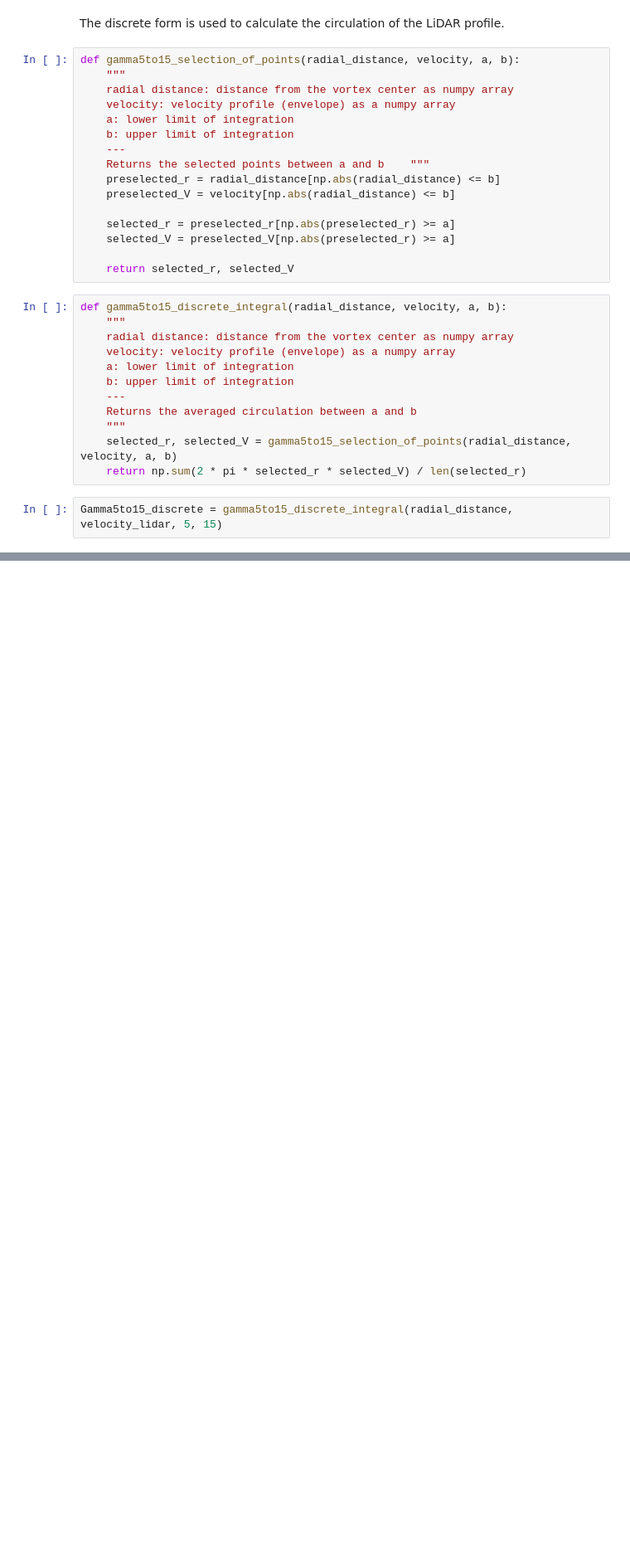
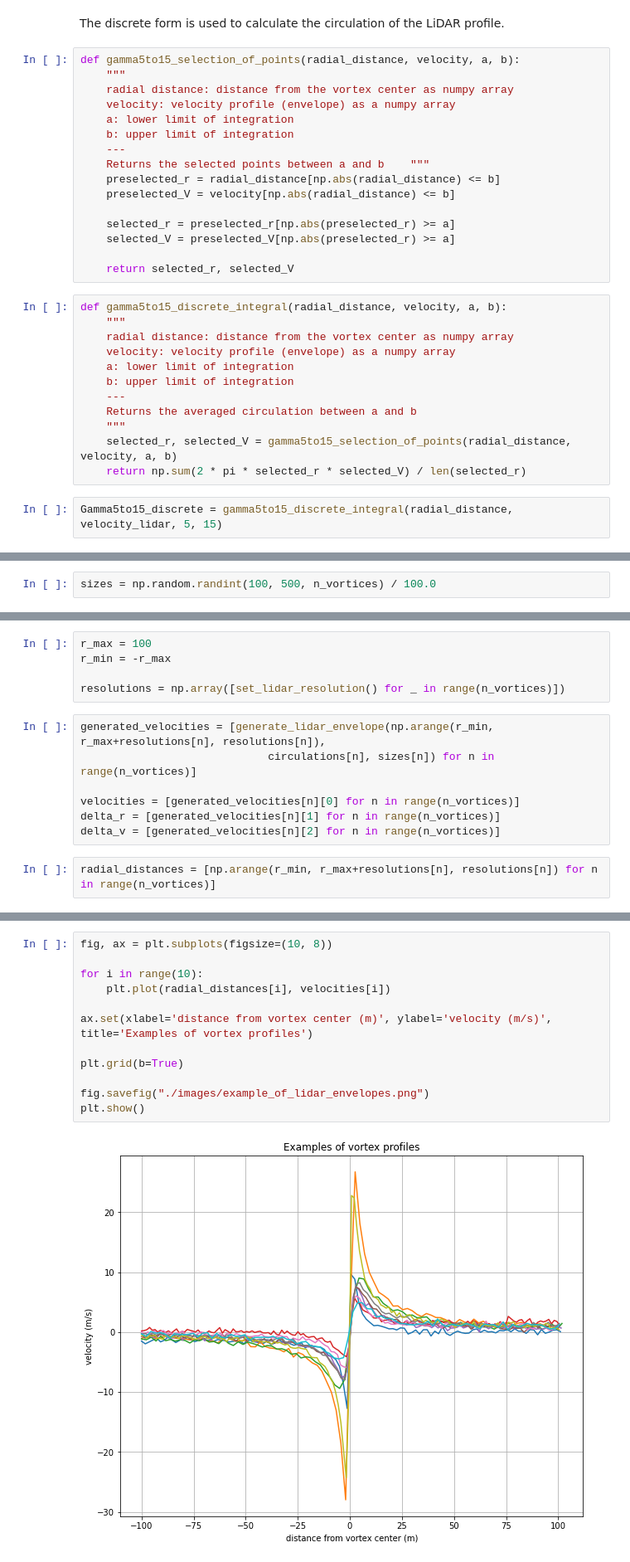
Before and after one commit to YanRob/Wake-Vortex, a Jupyter notebook: Analysis of Single Aircraft Wake Vortices.ipynb, the cells around one changed output, grey strips where cells are left out. Shown at 83% size. Drawn from its saved outputs; the diff is of its cells as text; blank space fills up the shorter version.

Commit message:
Generation of n vortices

```diff
--- a/Analysis of Single Aircraft Wake Vortices.ipynb
+++ b/Analysis of Single Aircraft Wake Vortices.ipynb
@@ -711,0 +728,2 @@ comparison_table.round(2)
+# %%
+sizes = np.random.randint(100, 500, n_vortices) / 100.0
@@ -711,0 +732,14 @@ comparison_table.round(2)
+# %%
+r_max = 100
+r_min = -r_max
+
+resolutions = np.array([set_lidar_resolution() for _ in range(n_vortices)])
+# %%
+generated_velocities = [generate_lidar_envelope(np.arange(r_min, r_max+resolutions[n], resolutions[n]),
+                             circulations[n], sizes[n]) for n in range(n_vortices)]
+
+velocities = [generated_velocities[n][0] for n in range(n_vortices)]
+delta_r = [generated_velocities[n][1] for n in range(n_vortices)]
+delta_v = [generated_velocities[n][2] for n in range(n_vortices)]
+# %%
+radial_distances = [np.arange(r_min, r_max+resolutions[n], resolutions[n]) for n in range(n_vortices)]
@@ -711,0 +752,14 @@ comparison_table.round(2)
+# %%
+fig, ax = plt.subplots(figsize=(10, 8))
+
+for i in range(10):
+    plt.plot(radial_distances[i], velocities[i])
+
+ax.set(xlabel='distance from vortex center (m)', ylabel='velocity (m/s)', title='Examples of vortex profiles')
+
+plt.grid(b=True)
+
+fig.savefig("./images/example_of_lidar_envelopes.png")
+plt.show()
+# %% [output]
+[figure, added]
```
Also changed, not shown: parts of 30 cells of this notebook, 5 other files.
